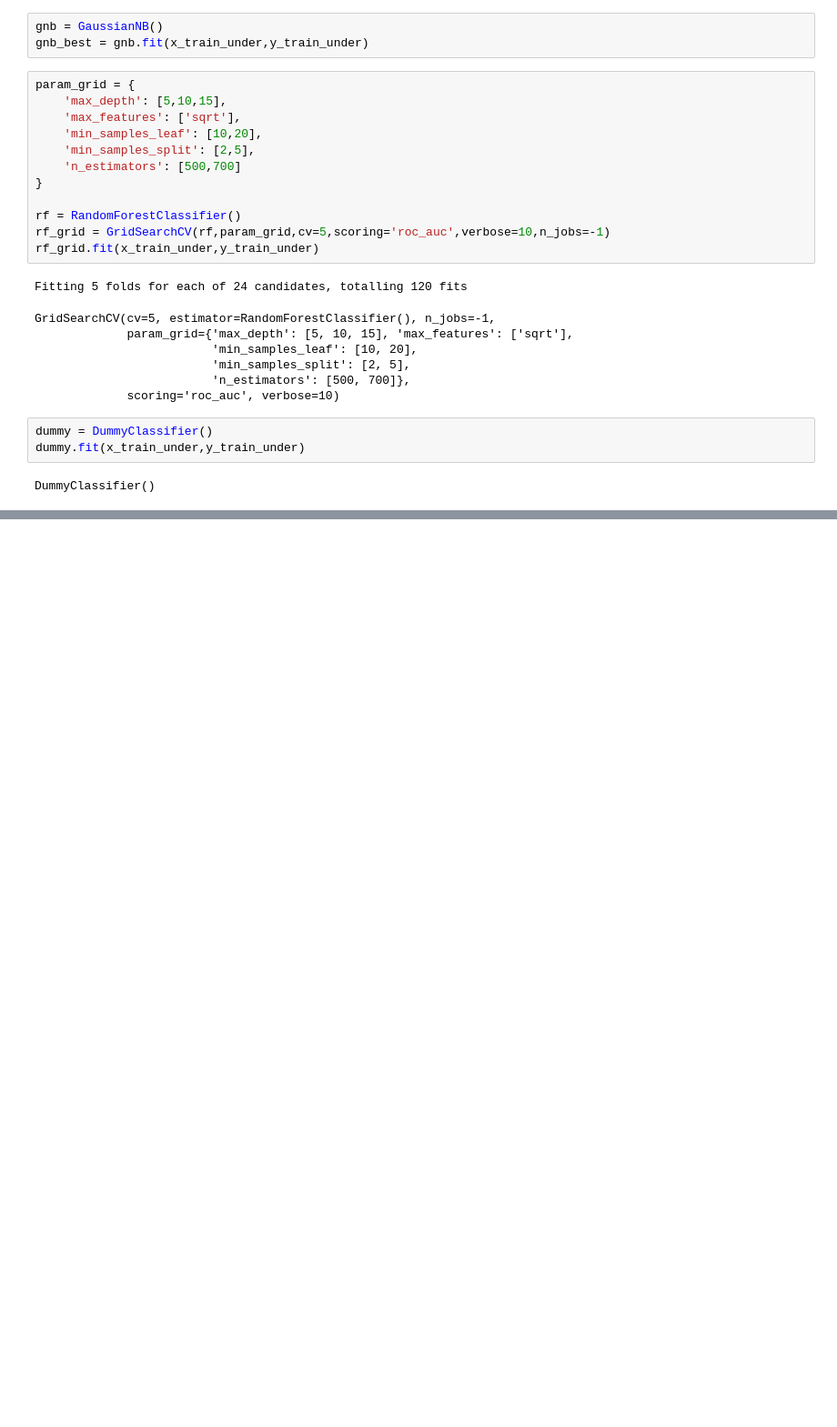
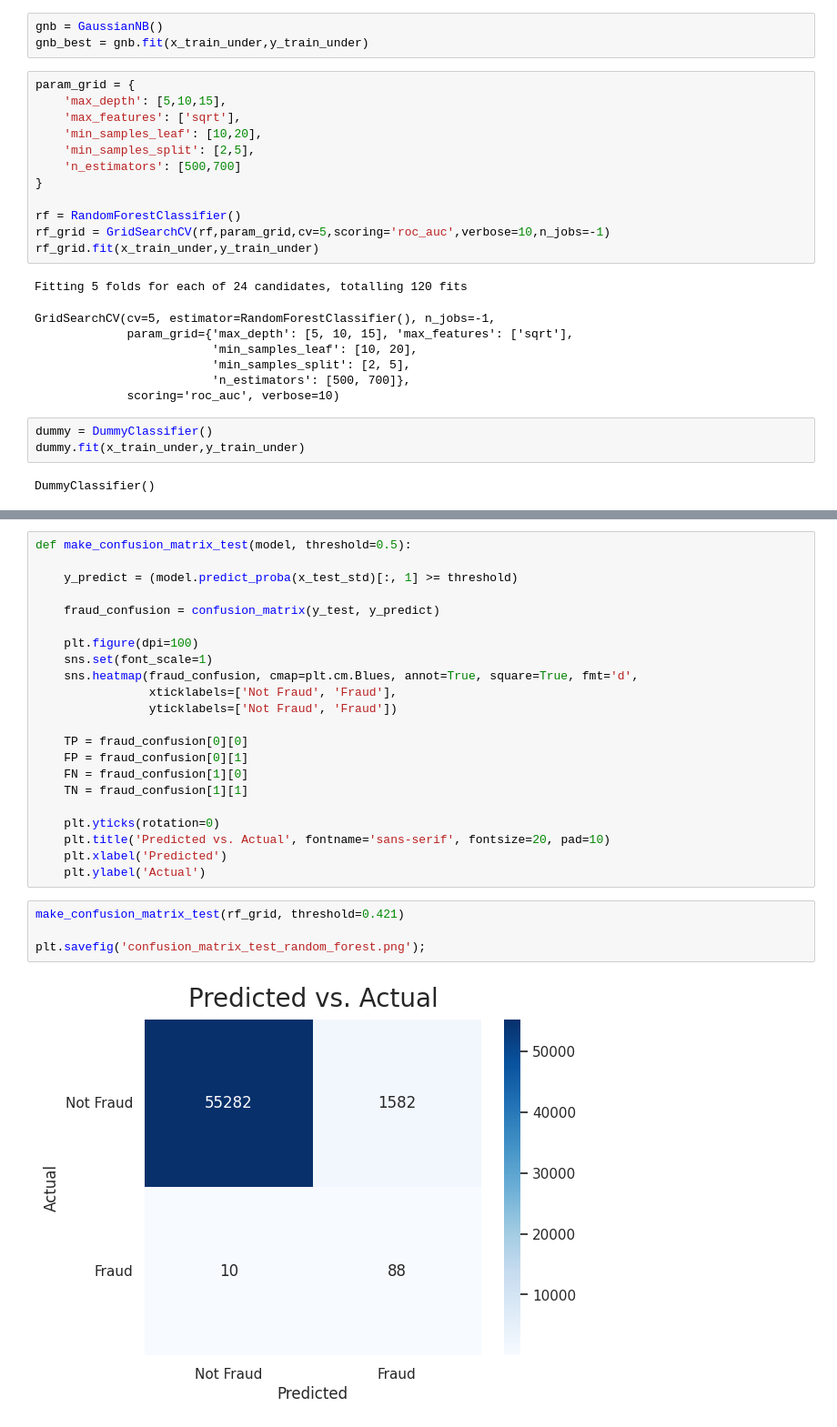
Before and after one commit to pandeyp819/CreditCard_FraudDetect, a Jupyter notebook: Fraud Detector.ipynb, the cells around one changed output, grey strips where cells are left out. Shown: that part at 91% size. Saved outputs shown, nothing was run; the diff lists cells and outputs as text; blank space fills up the shorter version.

```diff
--- a/Fraud Detector.ipynb
+++ b/Fraud Detector.ipynb
@@ -208,0 +298,28 @@ plt.savefig('roc out sample.png')
+# %%
+def make_confusion_matrix_test(model, threshold=0.5):
+
+    y_predict = (model.predict_proba(x_test_std)[:, 1] >= threshold)
+
+    fraud_confusion = confusion_matrix(y_test, y_predict)
+
+    plt.figure(dpi=100)
+    sns.set(font_scale=1)
+    sns.heatmap(fraud_confusion, cmap=plt.cm.Blues, annot=True, square=True, fmt='d',
+                xticklabels=['Not Fraud', 'Fraud'],
+                yticklabels=['Not Fraud', 'Fraud'])
+
+    TP = fraud_confusion[0][0]
+    FP = fraud_confusion[0][1]
+    FN = fraud_confusion[1][0]
+    TN = fraud_confusion[1][1]
+
+    plt.yticks(rotation=0)
+    plt.title('Predicted vs. Actual', fontname='sans-serif', fontsize=20, pad=10)
+    plt.xlabel('Predicted')
+    plt.ylabel('Actual')
+# %%
+make_confusion_matrix_test(rf_grid, threshold=0.421)
+
+plt.savefig('confusion_matrix_test_random_forest.png');
+# %% [output]
+[figure, added]
```
Also changed, not shown: parts of 11 cells of this notebook.
